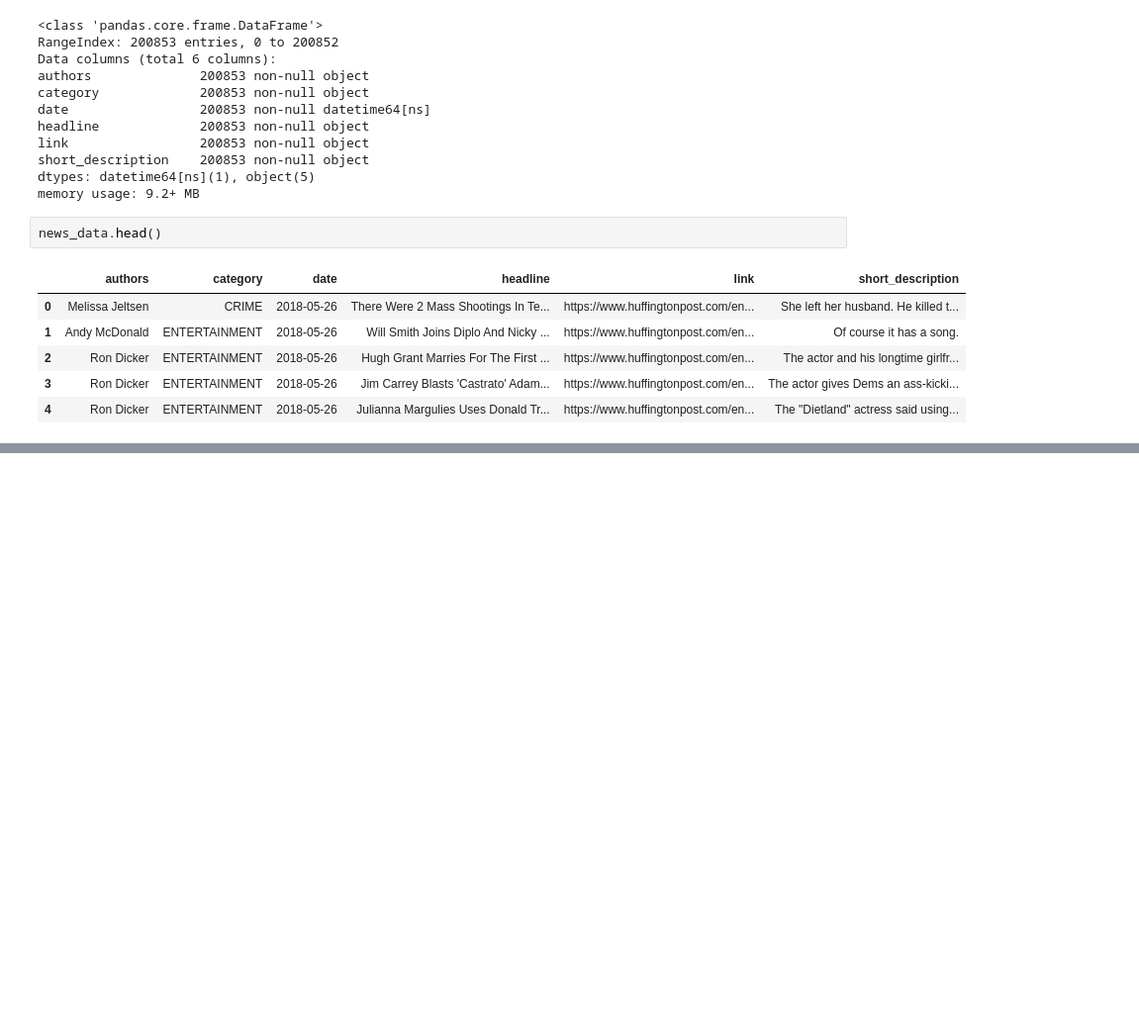
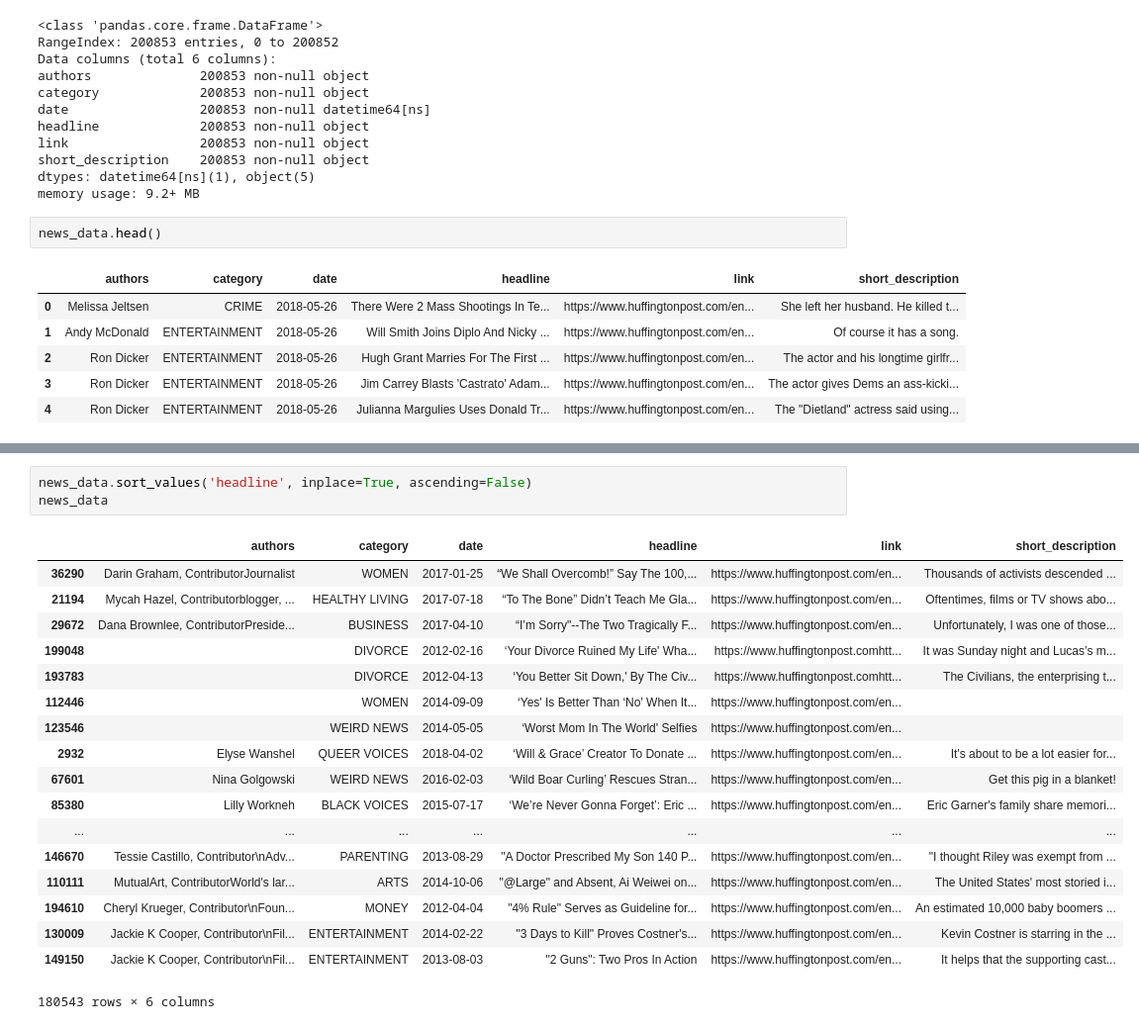
Before and after one commit to prajwaln/news-recommender, a Jupyter notebook: news-recommender.ipynb, the cells around one changed output, grey strips where cells are left out. Shown at 99% size. Cells and saved outputs as stored; diff of their text form; blank space fills up the shorter version.

```diff
--- a/news-recommender.ipynb
+++ b/news-recommender.ipynb
@@ -35,0 +104,22 @@ news_data.head()
+# %%
+news_data.sort_values('headline', inplace=True, ascending=False)
+news_data
+# %% [output]
+|  | authors | category | date | headline | link | short_description |
+| 36290 | Darin Graham, ContributorJournalist | WOMEN | 2017-01-25 | “We Shall Overcomb!” Say The 100,... | https://www.huffingtonpost.com/en... | Thousands of activists descended ... |
+| 21194 | Mycah Hazel, Contributorblogger, ... | HEALTHY LIVING | 2017-07-18 | “To The Bone” Didn’t Teach Me Gla... | https://www.huffingtonpost.com/en... | Oftentimes, films or TV shows abo... |
+| 29672 | Dana Brownlee, ContributorPreside... | BUSINESS | 2017-04-10 | “I’m Sorry"--The Two Tragically F... | https://www.huffingtonpost.com/en... | Unfortunately, I was one of those... |
+| 199048 |  | DIVORCE | 2012-02-16 | ‘Your Divorce Ruined My Life' Wha... | https://www.huffingtonpost.comhtt... | It was Sunday night and Lucas’s m... |
+| 193783 |  | DIVORCE | 2012-04-13 | ‘You Better Sit Down,' By The Civ... | https://www.huffingtonpost.comhtt... | The Civilians, the enterprising t... |
+| 112446 |  | WOMEN | 2014-09-09 | ‘Yes' Is Better Than ‘No' When It... | https://www.huffingtonpost.com/en... |  |
+| 123546 |  | WEIRD NEWS | 2014-05-05 | ‘Worst Mom In The World' Selfies | https://www.huffingtonpost.com/en... |  |
+| 2932 | Elyse Wanshel | QUEER VOICES | 2018-04-02 | ‘Will & Grace’ Creator To Donate ... | https://www.huffingtonpost.com/en... | It's about to be a lot easier for... |
+| 67601 | Nina Golgowski | WEIRD NEWS | 2016-02-03 | ‘Wild Boar Curling’ Rescues Stran... | https://www.huffingtonpost.com/en... | Get this pig in a blanket! |
+| 85380 | Lilly Workneh | BLACK VOICES | 2015-07-17 | ‘We’re Never Gonna Forget’: Eric ... | https://www.huffingtonpost.com/en... | Eric Garner's family share memori... |
+| ... | ... | ... | ... | ... | ... | ... |
+| 146670 | Tessie Castillo, Contributor\nAdv... | PARENTING | 2013-08-29 | "A Doctor Prescribed My Son 140 P... | https://www.huffingtonpost.com/en... | "I thought Riley was exempt from ... |
+| 110111 | MutualArt, ContributorWorld's lar... | ARTS | 2014-10-06 | "@Large" and Absent, Ai Weiwei on... | https://www.huffingtonpost.com/en... | The United States' most storied i... |
+| 194610 | Cheryl Krueger, Contributor\nFoun... | MONEY | 2012-04-04 | "4% Rule" Serves as Guideline for... | https://www.huffingtonpost.com/en... | An estimated 10,000 baby boomers ... |
+| 130009 | Jackie K Cooper, Contributor\nFil... | ENTERTAINMENT | 2014-02-22 | "3 Days to Kill" Proves Costner's... | https://www.huffingtonpost.com/en... | Kevin Costner is starring in the ... |
+| 149150 | Jackie K Cooper, Contributor\nFil... | ENTERTAINMENT | 2013-08-03 | "2 Guns": Two Pros In Action | https://www.huffingtonpost.com/en... | It helps that the supporting cast... |
+180543 rows × 6 columns
```
Also changed, not shown: parts of 12 cells of this notebook.
